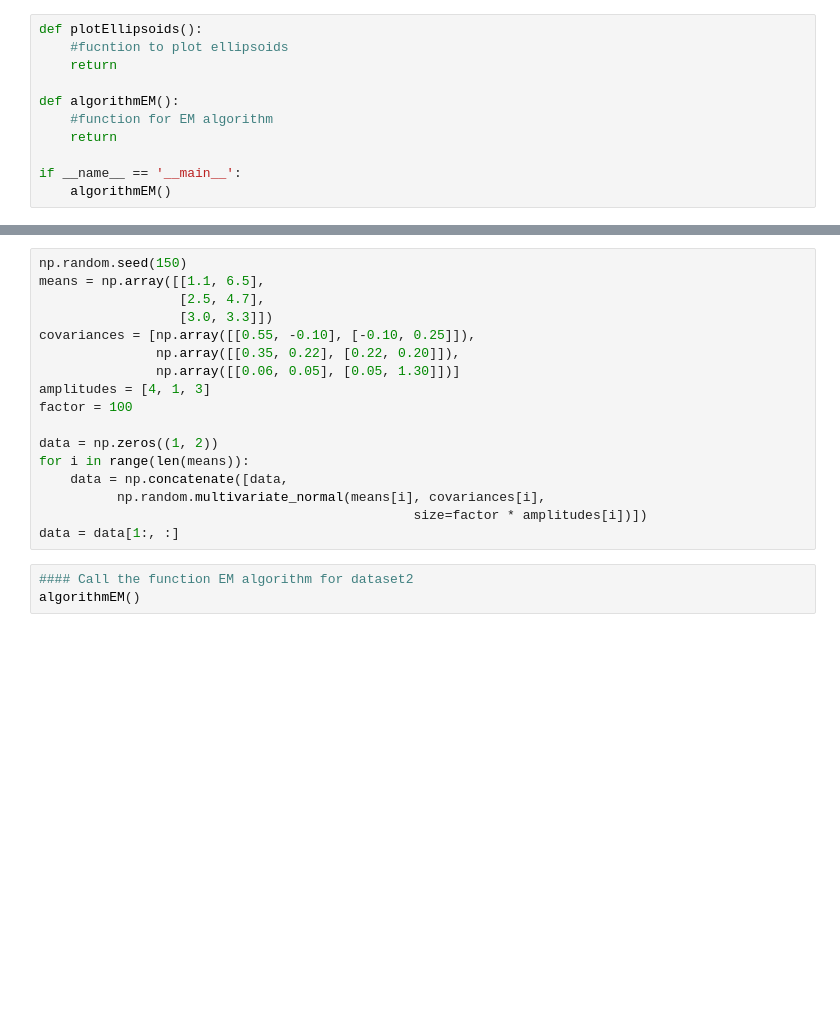
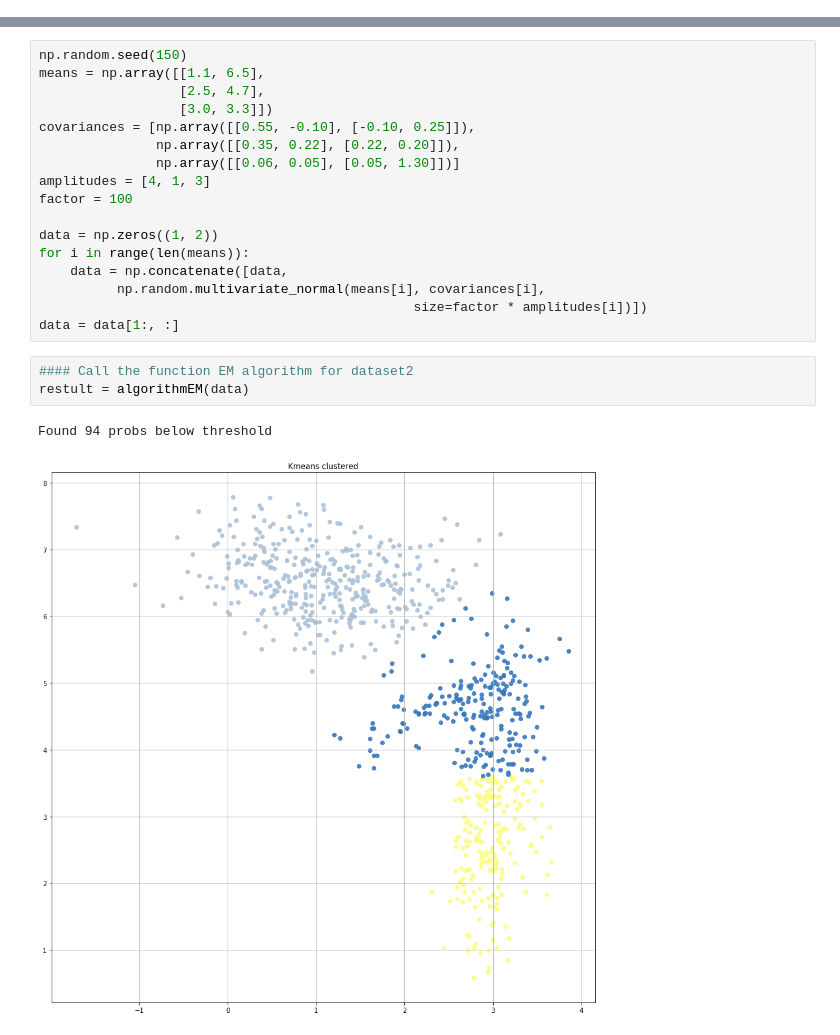
Before and after one commit to malwaru/Awesome-MachineLearning, a Jupyter notebook: ML_Assignment_03/MoGandEM_Homework.ipynb, the cells around one changed output, grey strips where cells are left out. Drawn from its saved outputs; the diff is of its cells as text; blank space fills up the shorter version.

```diff
--- a/ML_Assignment_03/MoGandEM_Homework.ipynb
+++ b/ML_Assignment_03/MoGandEM_Homework.ipynb
@@ -278,14 +286,3 @@ Found 95 probs below threshold
-# %%
-def plotEllipsoids():
-    #fucntion to plot ellipsoids
-    return
-
-def algorithmEM():
-    #function for EM algorithm
-    return
-
-if __name__ == '__main__':
-    algorithmEM()
 # %% [markdown]
 #### Explain the concept behind your ellipsoid plotting, like how you plotted it [5 points]
 # %% [markdown]
@@ -311,4 +308,7 @@ for i in range(len(means)):
 data = data[1:, :]
 # %%
 #### Call the function EM algorithm for dataset2
-algorithmEM()
+restult = algorithmEM(data)
+# %% [output]
+Found 94 probs below threshold
+[figure, added]
```
Also changed, not shown: parts of 4 cells of this notebook.
